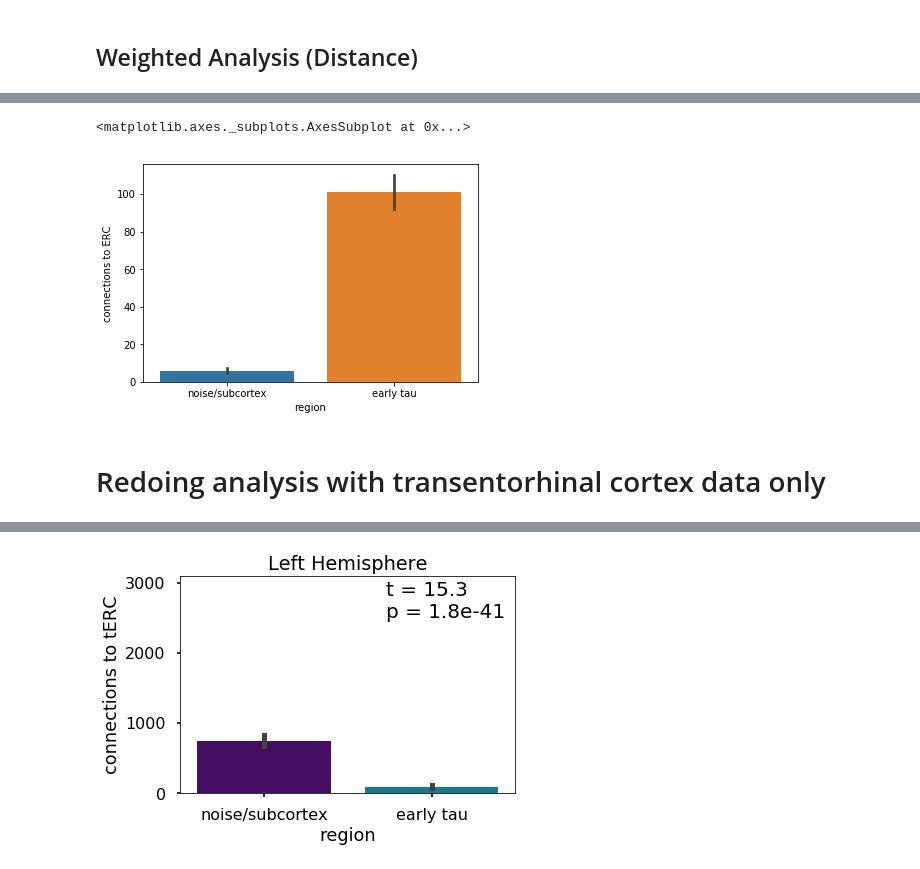
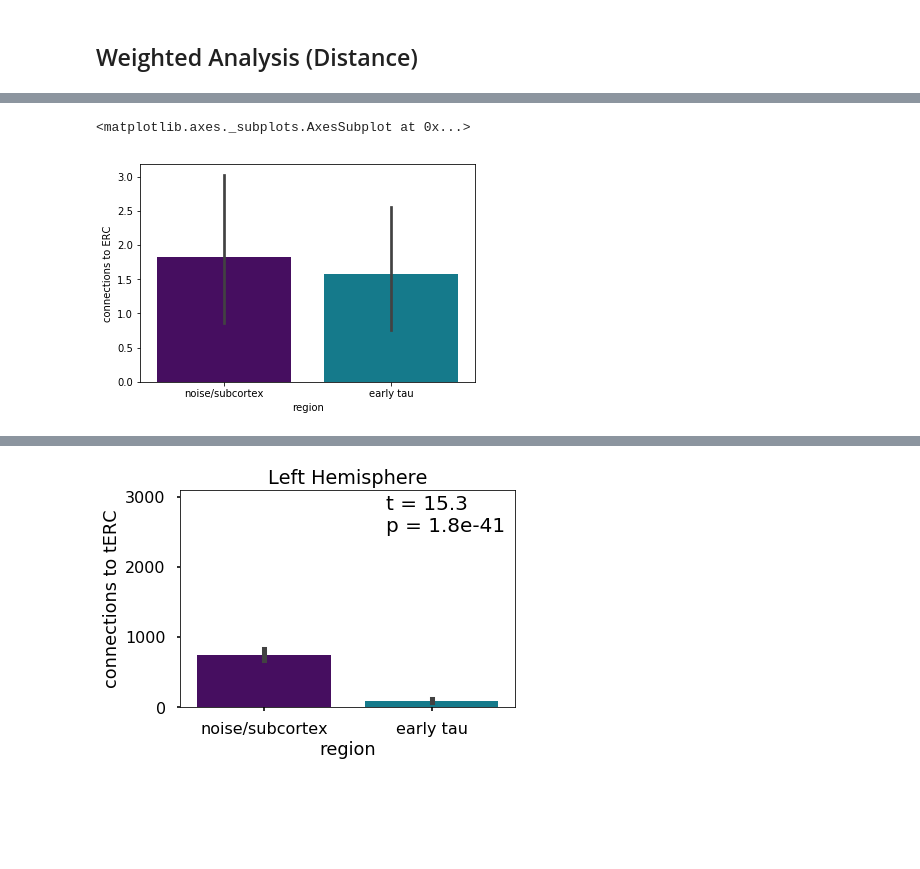
Before and after one commit to gkiar/alzhippo, a Jupyter notebook: code/hippocamp_ERC_connectivity.ipynb, the cells around one changed output, grey strips where cells are left out. Saved outputs shown, nothing was run; the diff lists cells and outputs as text; code cells hidden in the pictures; blank space fills up the shorter version.

```diff
--- a/code/hippocamp_ERC_connectivity.ipynb
+++ b/code/hippocamp_ERC_connectivity.ipynb
@@ -77,0 +77,3 @@ hippo_size_rhs = np.load('../data/cho_hippo_right_sizes.npy')
+# %%
+size_n_dist = pd.read_csv('../data/sizes_distances_dilated.csv')
+size_n_dist
@@ -132,13 +143,11 @@ sns.barplot(x='region',y='connections to ERC',data=jnk_dist_lhs)
 # %%
 jnk_dist_rhs = pandas.DataFrame(index=range(adjs.shape[2]*2),columns = ['connections to ERC','region'])
-jnk_dist_rhs.loc[jnk_dist_rhs.index[:adjs.shape[2]],'connections to ERC'] = adjs[3,4,:]/hippo_dist_rhs[0]
-jnk_dist_rhs.loc[jnk_dist_rhs.index[adjs.shape[2]]:,'connections to ERC'] = adjs[3,5,:]/hippo_dist_rhs[1]
+jnk_dist_rhs.loc[jnk_dist_rhs.index[:adjs.shape[2]],'connections to ERC'] = adjs[1,2,:]/size_n_dist[size_n_dist.roi == "R_Tau"]['dist_to_R_ERC'].values
+jnk_dist_rhs.loc[jnk_dist_rhs.index[adjs.shape[2]]:,'connections to ERC'] = adjs[1,3,:]/size_n_dist[size_n_dist.roi == "R_Noise"]['dist_to_R_ERC'].values
 jnk_dist_rhs.loc[jnk_dist_rhs.index[:adjs.shape[2]],'region'] = ['noise/subcortex'] * adjs.shape[2]
 jnk_dist_rhs.loc[jnk_dist_rhs.index[adjs.shape[2]]:,'region'] = ['early tau'] * adjs.shape[2]
 
-sns.barplot(x='region',y='connections to ERC',data=jnk_dist_rhs)
+sns.barplot(x='region',y='connections to ERC',data=jnk_dist_rhs, palette=[sns.xkcd_rgb["royal purple"], sns.xkcd_rgb["teal blue"]])
 # %% [output]
 <matplotlib.axes._subplots.AxesSubplot at 0x...>
-[figure, old version]
+[figure, new version]
-# %% [markdown]
-# Redoing analysis with transentorhinal cortex data only
```
Also changed, not shown: parts of 37 cells of this notebook.
